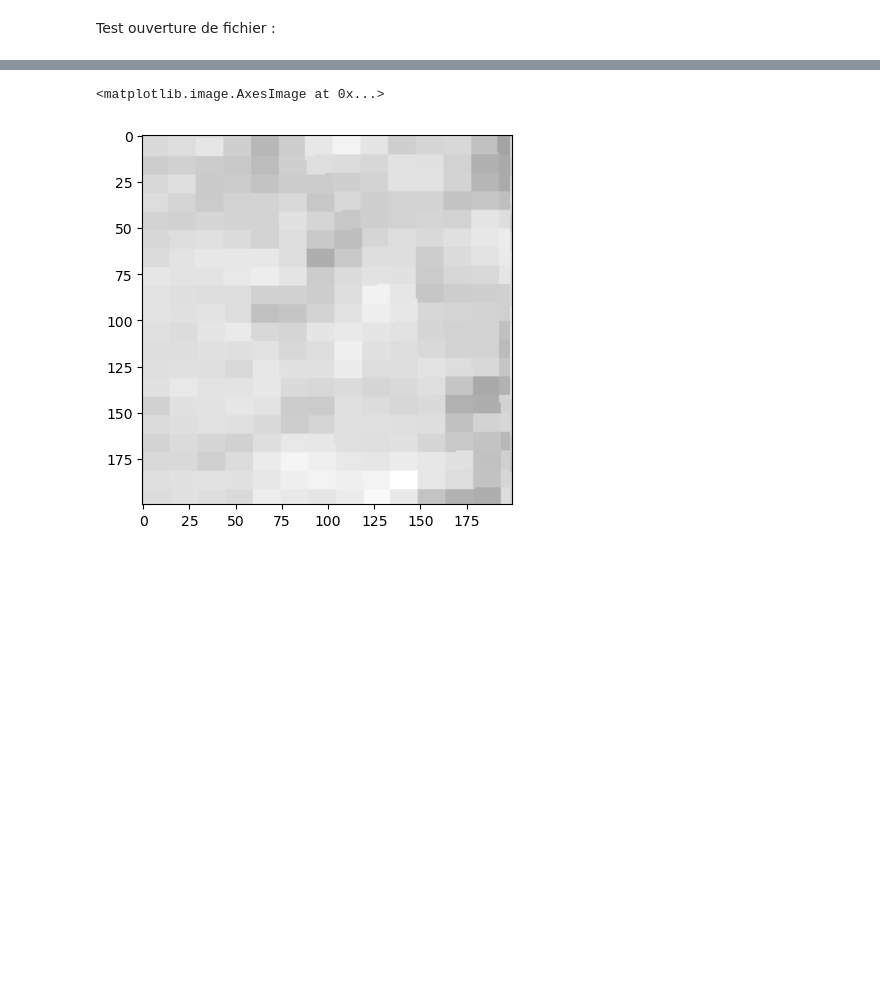
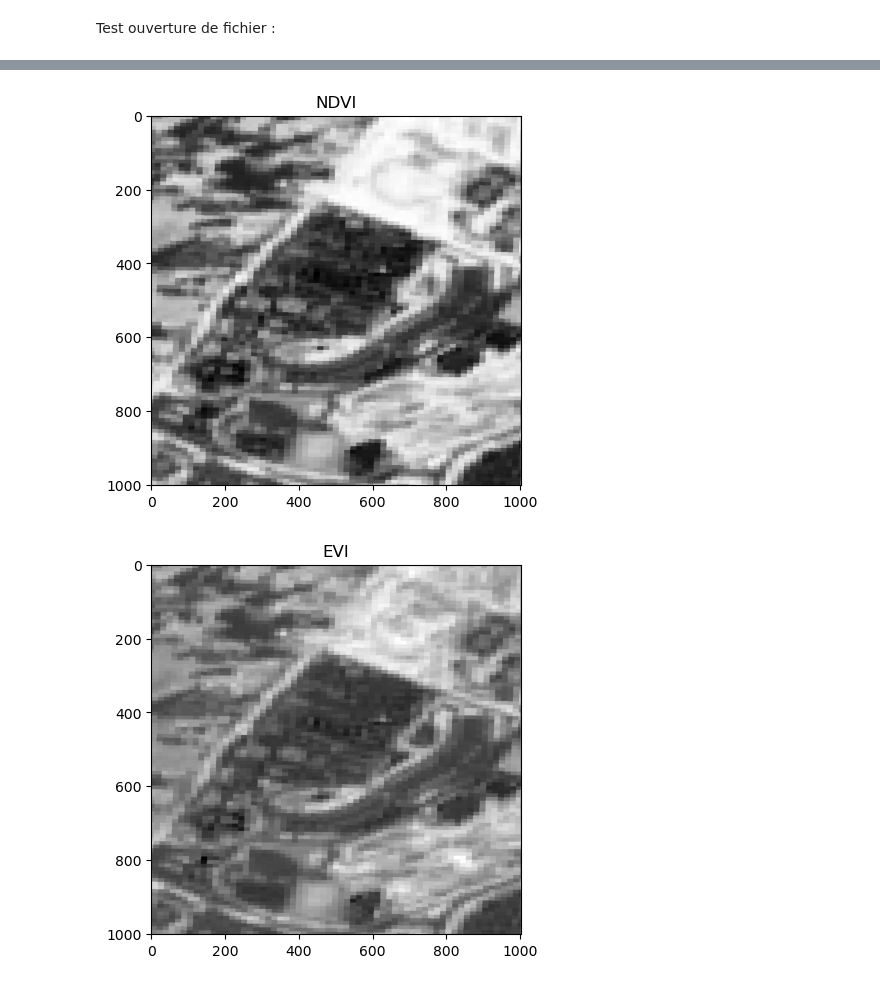
Before and after one commit to Jesshuan/Python-Utilitary-for-satellite-images-extraction-from-Google-Earth-Engine, a Jupyter notebook: SAT_images_to_array_automation_SENTINEL-2.ipynb, the cells around one changed output, grey strips where cells are left out. Drawn from its saved outputs; the diff is of its cells as text; code cells hidden in the pictures; blank space fills up the shorter version.

```diff
--- a/SAT_images_to_array_automation_SENTINEL-2.ipynb
+++ b/SAT_images_to_array_automation_SENTINEL-2.ipynb
@@ -315,7 +353,7 @@ Zéro images for parcelle 1239... so we tried with a days open of 28 days...
 # %% [markdown]
 Test ouverture de fichier :
 # %%
-with open('sample.json', 'r') as openfile:
+with open('Images_SENTINEL_2_LFI1.json', 'r') as openfile:
 
     json_object = json.load(openfile)
 # %%
@@ -325,5 +363,8 @@ str
-# %%
-plt.imshow(json_object['51'].get('IMAGES_SAT').get('EVI'), 'gray')
-# %% [output]
-<matplotlib.image.AxesImage at 0x...>
-[figure, removed]
+# %%
+for _, funct in enumerate(json_object['51'].get('IMAGES_SAT')):
+    plt.title(f'{funct}')
+    plt.imshow(json_object['51'].get('IMAGES_SAT').get(funct), 'gray')
+    plt.show()
+# %% [output]
+[figure, added]
+[figure, added]
```
Also changed, not shown: parts of 9 cells of this notebook, 1 other file.
